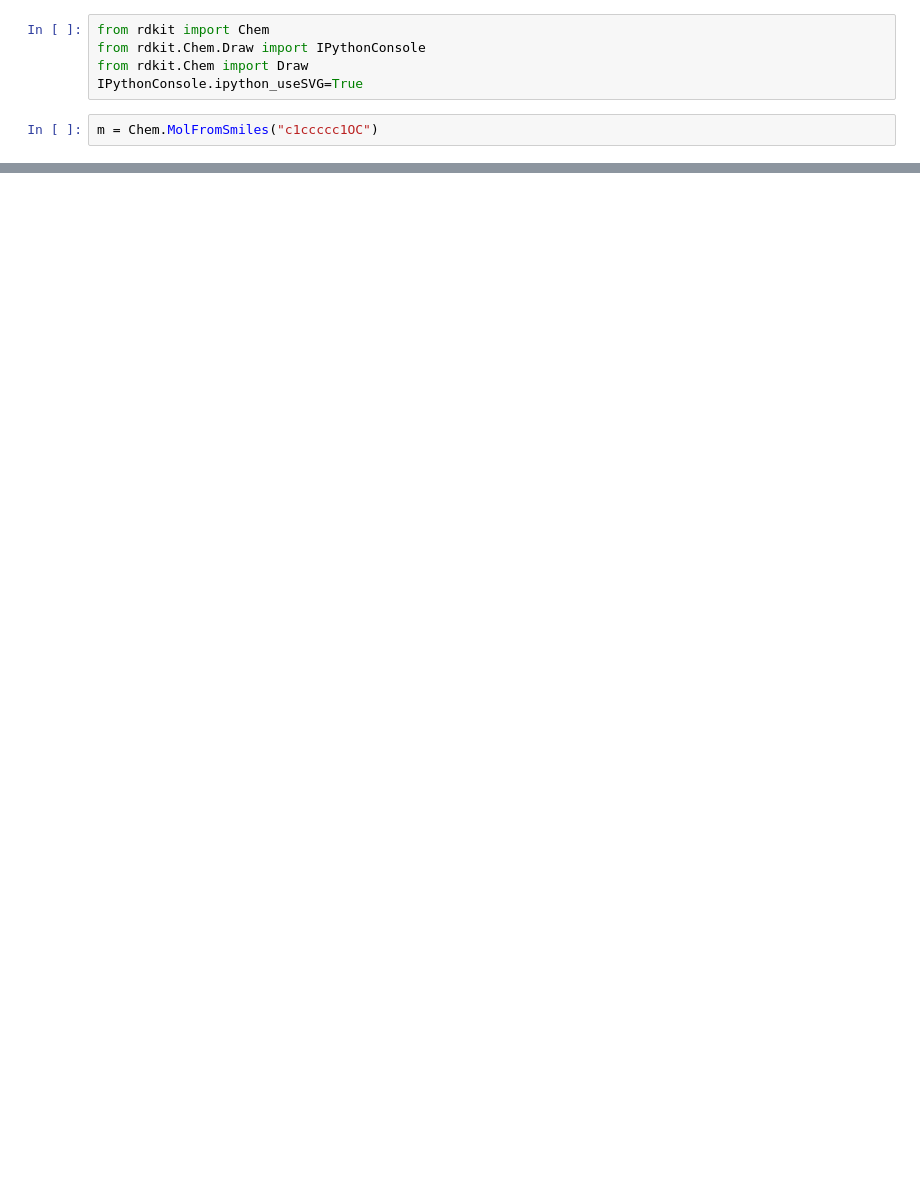
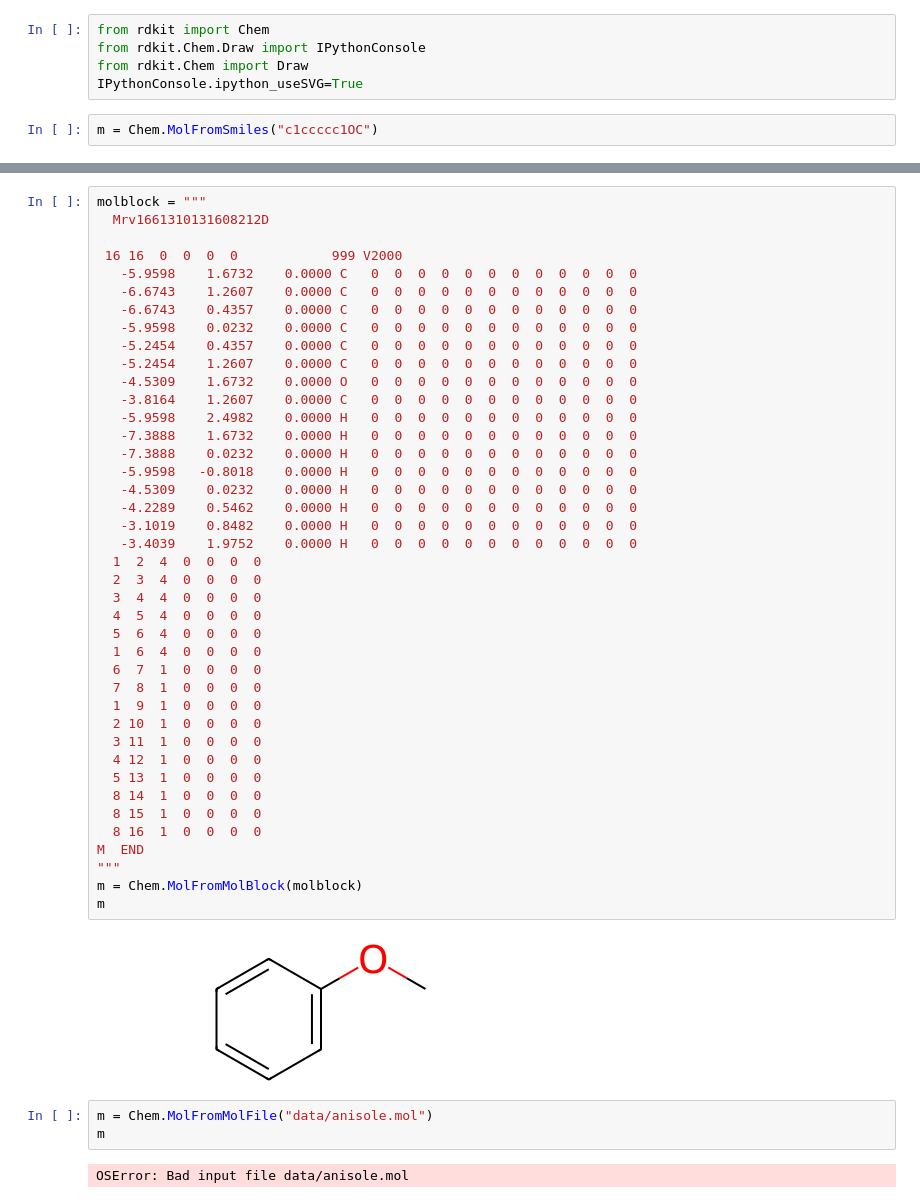
Before and after one commit to verawentzel/bep, a Jupyter notebook: analysis.ipynb, the cells around one changed output, grey strips where cells are left out. Drawn from its saved outputs; the diff is of its cells as text; blank space fills up the shorter version.

```diff
--- a/analysis.ipynb
+++ b/analysis.ipynb
@@ -11,0 +12,48 @@ m
+# %%
+molblock = """
+  Mrv1661310131608212D
+
+ 16 16  0  0  0  0            999 V2000
+   -5.9598    1.6732    0.0000 C   0  0  0  0  0  0  0  0  0  0  0  0
+   -6.6743    1.2607    0.0000 C   0  0  0  0  0  0  0  0  0  0  0  0
+   -6.6743    0.4357    0.0000 C   0  0  0  0  0  0  0  0  0  0  0  0
+   -5.9598    0.0232    0.0000 C   0  0  0  0  0  0  0  0  0  0  0  0
+   -5.2454    0.4357    0.0000 C   0  0  0  0  0  0  0  0  0  0  0  0
+   -5.2454    1.2607    0.0000 C   0  0  0  0  0  0  0  0  0  0  0  0
+   -4.5309    1.6732    0.0000 O   0  0  0  0  0  0  0  0  0  0  0  0
+   -3.8164    1.2607    0.0000 C   0  0  0  0  0  0  0  0  0  0  0  0
+   -5.9598    2.4982    0.0000 H   0  0  0  0  0  0  0  0  0  0  0  0
+   -7.3888    1.6732    0.0000 H   0  0  0  0  0  0  0  0  0  0  0  0
+   -7.3888    0.0232    0.0000 H   0  0  0  0  0  0  0  0  0  0  0  0
+   -5.9598   -0.8018    0.0000 H   0  0  0  0  0  0  0  0  0  0  0  0
+   -4.5309    0.0232    0.0000 H   0  0  0  0  0  0  0  0  0  0  0  0
+   -4.2289    0.5462    0.0000 H   0  0  0  0  0  0  0  0  0  0  0  0
+   -3.1019    0.8482    0.0000 H   0  0  0  0  0  0  0  0  0  0  0  0
+   -3.4039    1.9752    0.0000 H   0  0  0  0  0  0  0  0  0  0  0  0
+  1  2  4  0  0  0  0
+  2  3  4  0  0  0  0
+  3  4  4  0  0  0  0
+  4  5  4  0  0  0  0
+  5  6  4  0  0  0  0
+  1  6  4  0  0  0  0
+  6  7  1  0  0  0  0
+  7  8  1  0  0  0  0
+  1  9  1  0  0  0  0
+  2 10  1  0  0  0  0
+  3 11  1  0  0  0  0
+  4 12  1  0  0  0  0
+  5 13  1  0  0  0  0
+  8 14  1  0  0  0  0
+  8 15  1  0  0  0  0
+  8 16  1  0  0  0  0
+M  END
+"""
+m = Chem.MolFromMolBlock(molblock)
+m
+# %% [output]
+[figure, added]
+# %%
+m = Chem.MolFromMolFile("data/anisole.mol")
+m
+# %% [output]
+OSError: Bad input file data/anisole.mol
```
Also changed, not shown: parts of 87 cells of this notebook.
